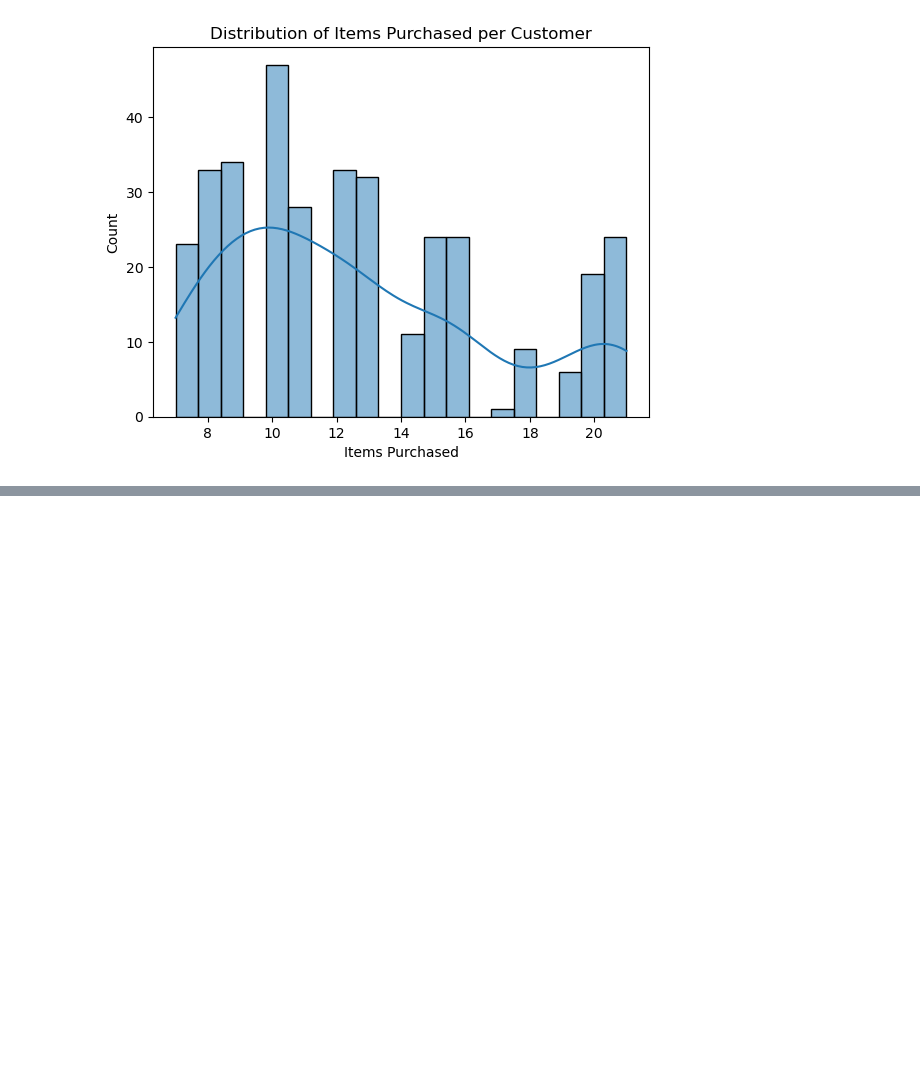
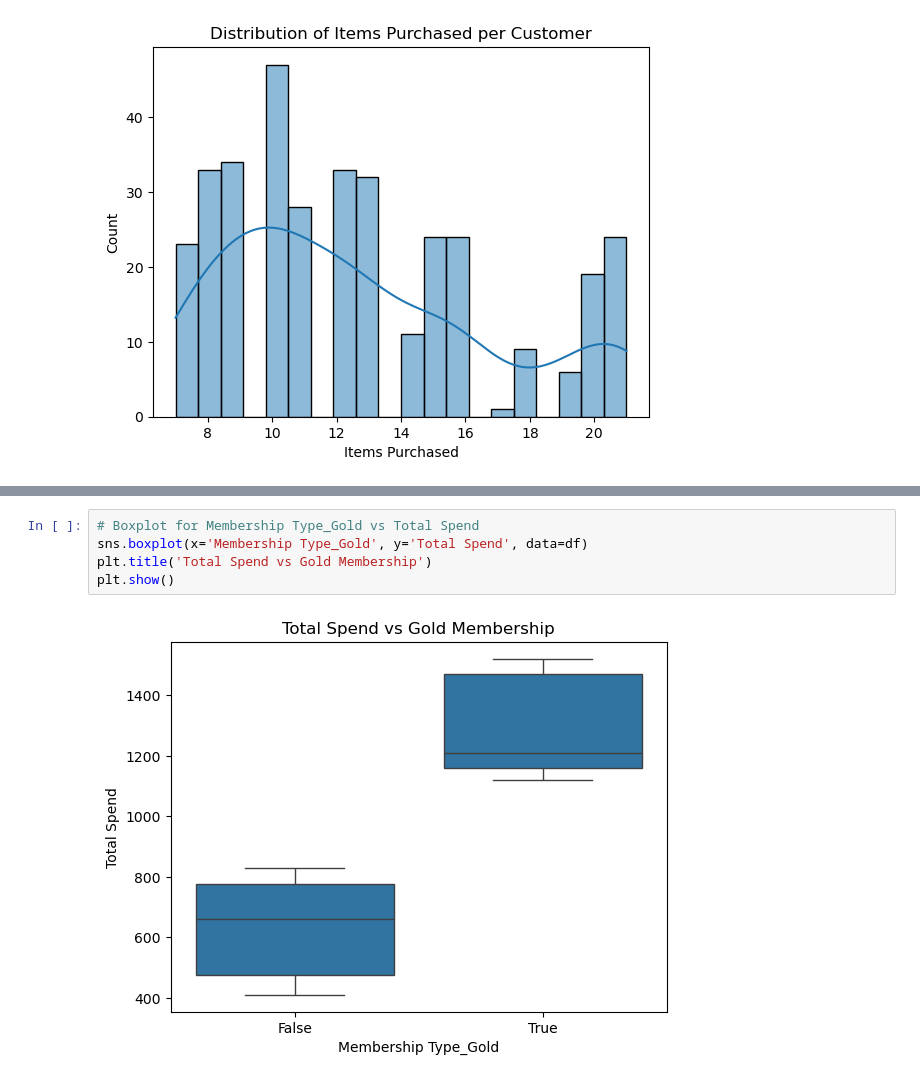
Before and after one commit to Rashi990/IS4116_BIS_Assignment, a Jupyter notebook: notebooks/data_analysis.ipynb, the cells around one changed output, grey strips where cells are left out. Saved outputs shown, nothing was run; the diff lists cells and outputs as text; blank space fills up the shorter version.

Commit message:
exploratory data analysis - boxplot for membership data analysis

```diff
--- a/notebooks/data_analysis.ipynb
+++ b/notebooks/data_analysis.ipynb
@@ -111,0 +122,7 @@ plt.show()
+# %%
+# Boxplot for Membership Type_Gold vs Total Spend
+sns.boxplot(x='Membership Type_Gold', y='Total Spend', data=df)
+plt.title('Total Spend vs Gold Membership')
+plt.show()
+# %% [output]
+[figure, added]
```
Also changed, not shown: parts of 2 cells of this notebook.
